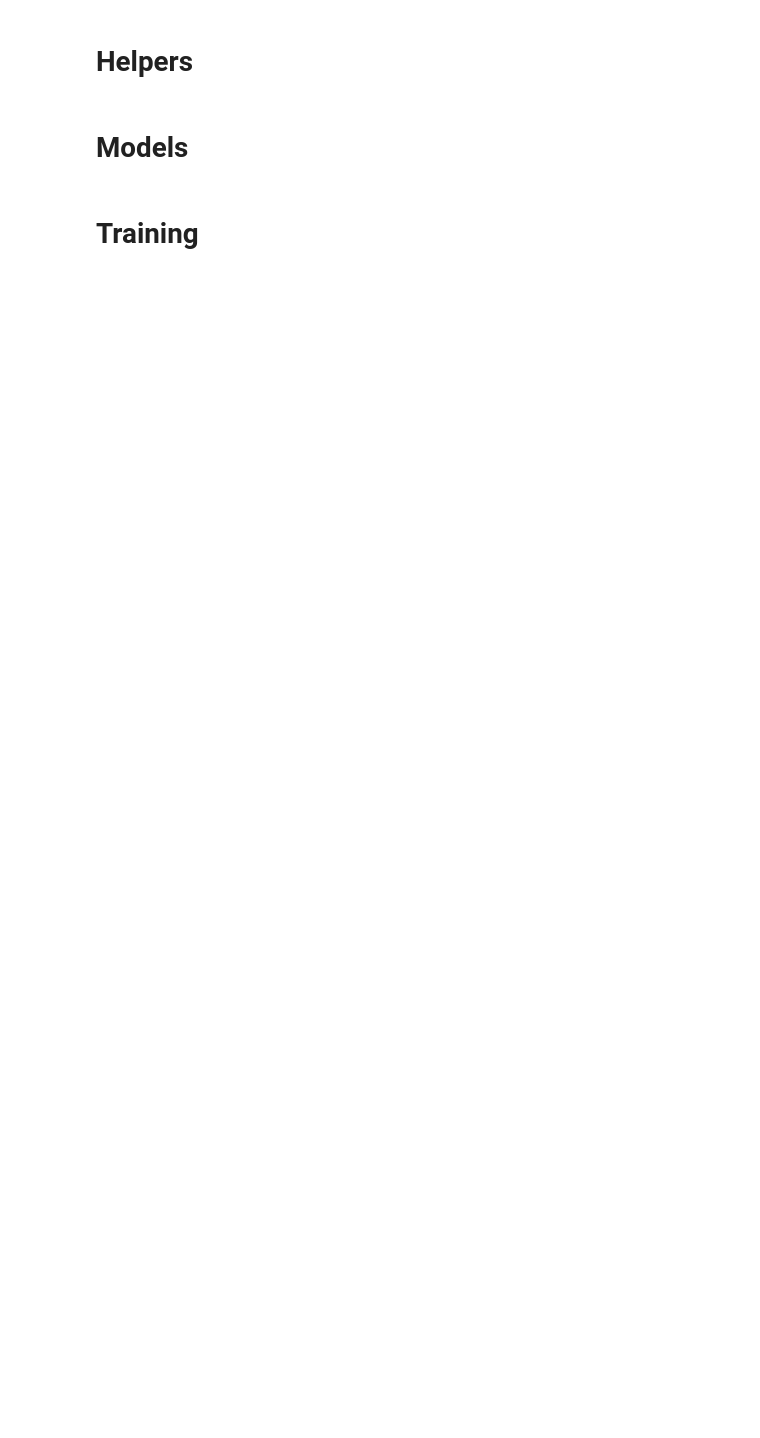
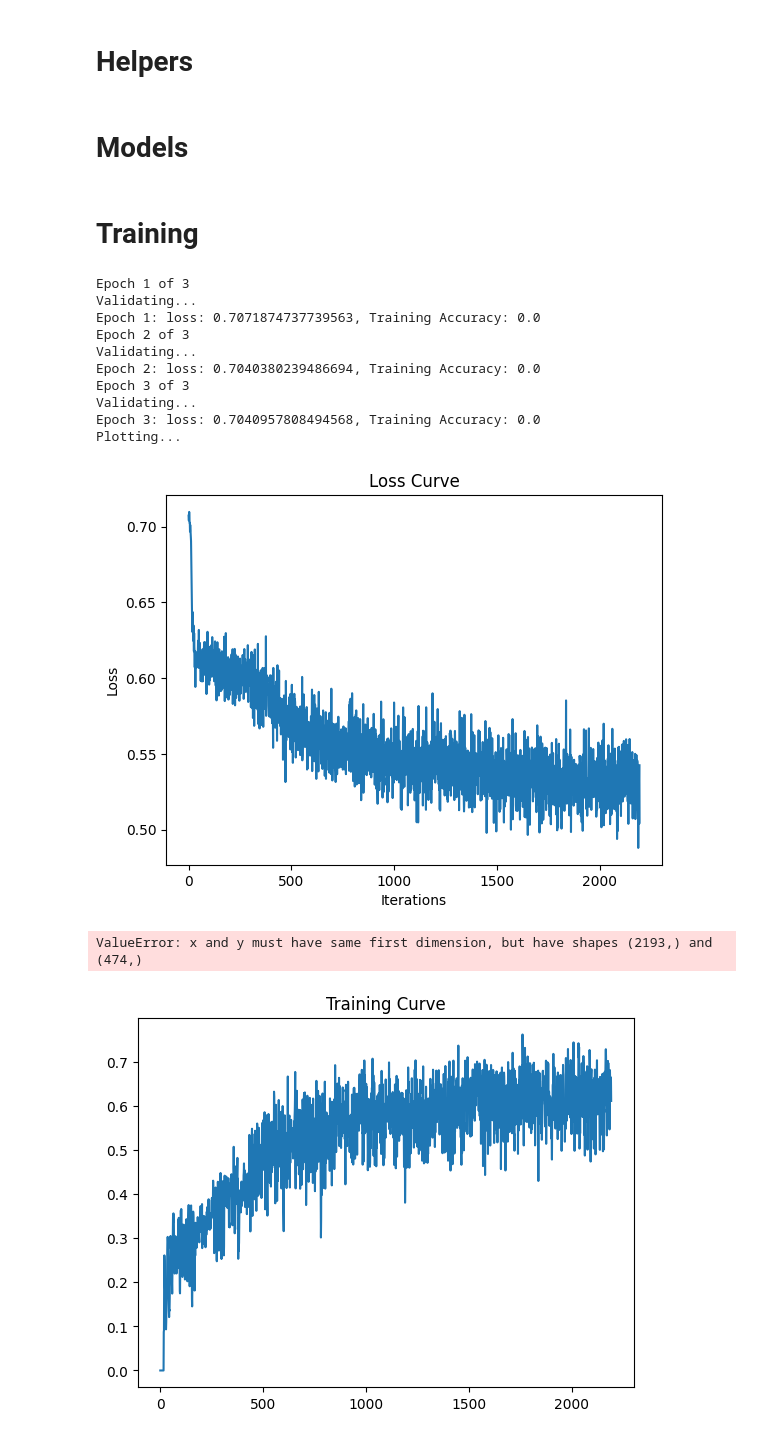
Before and after one commit to AngelinaZhai/epai-sentiment-of-tweets, a Jupyter notebook: EPAI_sentiment_analysis.ipynb, the cells around one changed output. Cells and saved outputs as stored; diff of their text form; code cells hidden in the pictures; blank space fills up the shorter version.

Commit message:
Refactored code into main file; need to modify pretraining
Realized GLOVE removes problematic languages; will try another form of vectorization

```diff
--- a/EPAI_sentiment_analysis.ipynb
+++ b/EPAI_sentiment_analysis.ipynb
@@ -90,6 +137,7 @@ def get_tweet_words(glove_vector):
                     for w in split_tweet(tweet)
                     if w in glove_vector.stoi] # keep words that has an embedding
             if not idxs: # ignore tweets without any word with an embedding
+                print(tweet)
                 continue
             idxs = torch.tensor(idxs) # convert list to pytorch tensor
             label = np.array(row[:-1].values).astype(np.float32)
@@ -106,4 +154,5 @@ def get_tweet_words(glove_vector):
             continue
     return train, valid, test
 
-train, valid, test = get_tweet_words(GLOVE)
+
+train, valid, test = get_tweet_words(glove_vector=GLOVE)
@@ -627,0 +486,36 @@ plot_training_curve(get_model_name(model.name, 512, 0.01, 10))
+# %%
+
+NETWORK_TYPE = 'LSTM' #specify the specific network type
+INPUT_DIM=10000 #size of the vocabulary (number of words, arbitrary, but 10k is a good number)
+EMBEDDING_DIM = 256 #size of the word embeddings
+HIDDEN_DIM = 128 #size of the hidden layer
+OUTPUT_DIM = 8 #size of the output layer. Fixed to 8 for this project
+N_LAYERS = 2 #number of stacked RNN type layers. Please note that this is not the number of layers in the network. Only use 1 or 2 or else the network becomes too complex
+BIDIRECTIONAL = True #whether to use a bidirectional network
+DROPOUT = 0.35
+LEARNING_RATE = 0.00075 #learning rate for the optimizer
+EPOCHS = 3 #number of epochs to train the network
+BATCH_SIZE = 32 #size of the batches, which is the number of samples to be propagated through the network
+
+#activate GPU
+device = torch.device('cuda' if torch.cuda.is_available() else 'cpu')
+
+#initialize the network
+model = NETWORK(NETWORK_TYPE, INPUT_DIM, EMBEDDING_DIM, HIDDEN_DIM, OUTPUT_DIM, N_LAYERS, BIDIRECTIONAL, DROPOUT)
+
+#train the network
+train_net(model, BATCH_SIZE, LEARNING_RATE, EPOCHS)
+# %% [output]
+Epoch 1 of 3
+Validating...
+Epoch 1: loss: 0.7071874737739563, Training Accuracy: 0.0
+Epoch 2 of 3
+Validating...
+Epoch 2: loss: 0.7040380239486694, Training Accuracy: 0.0
+Epoch 3 of 3
+Validating...
+Epoch 3: loss: 0.7040957808494568, Training Accuracy: 0.0
+Plotting...
+[figure, added]
+ValueError: x and y must have same first dimension, but have shapes (2193,) and (474,)
+[figure, added]
```
Also changed, not shown: parts of 15 cells of this notebook, 2 other files.
